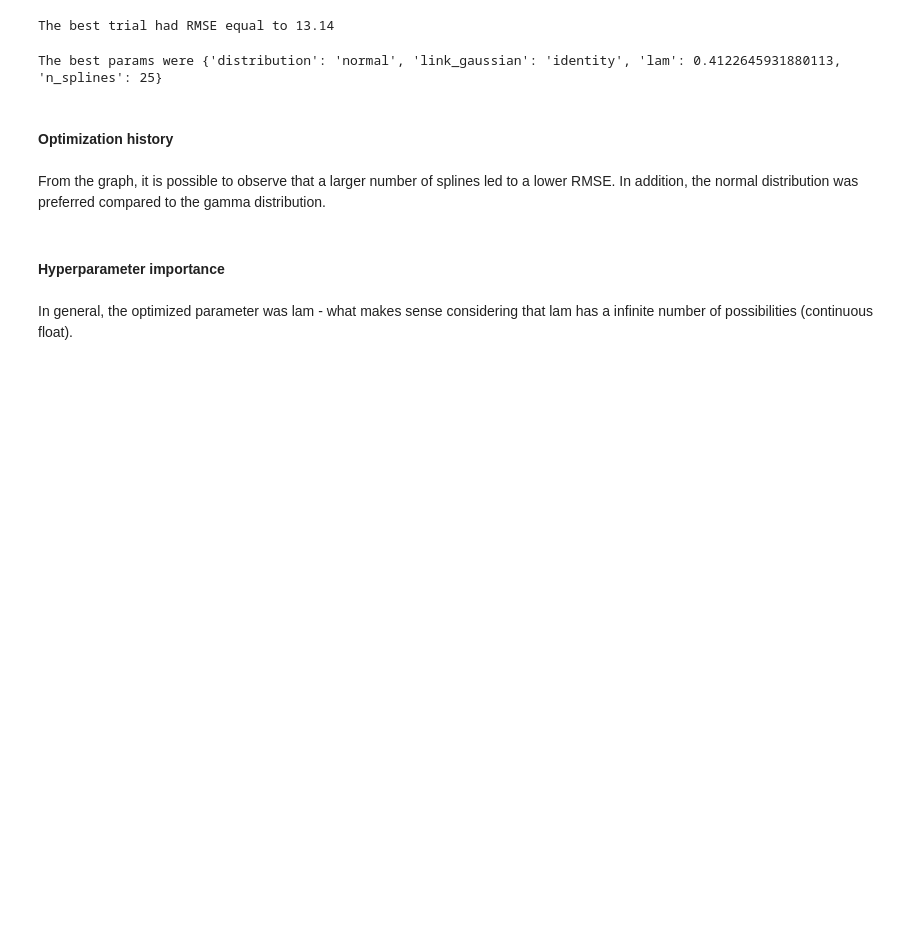
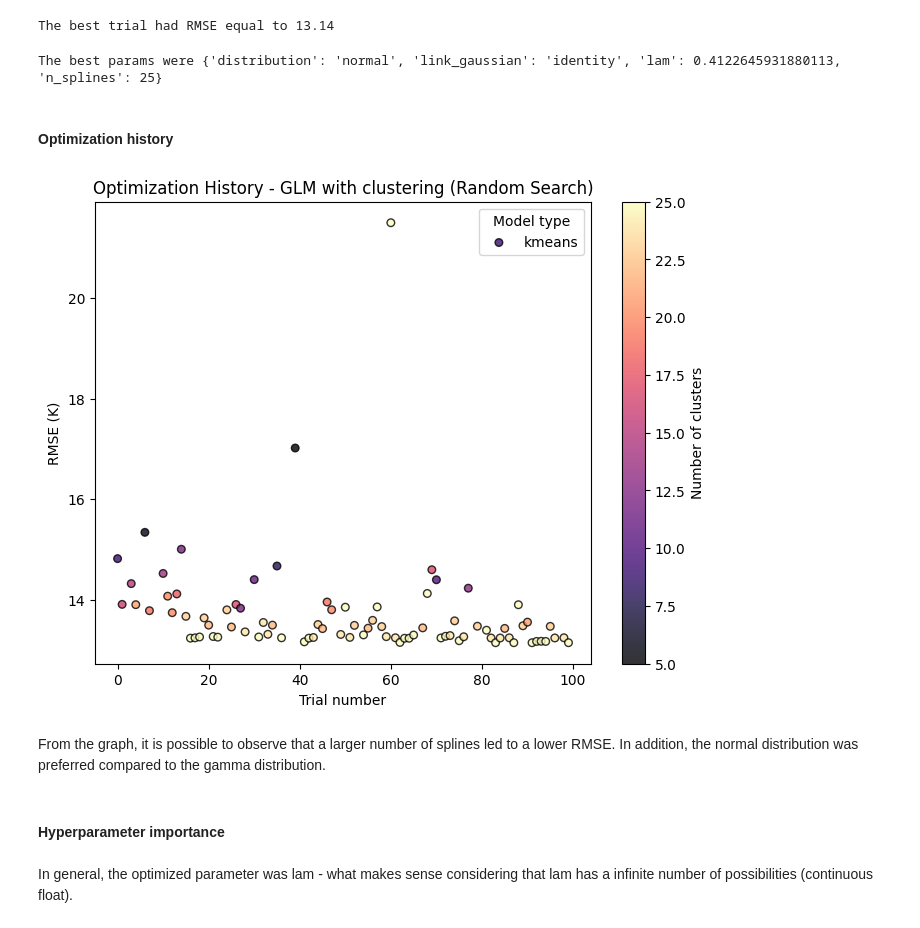
Before and after one commit to CassarGroup/IC---Interpretable-models-for-Tc-prediction, a Jupyter notebook: Other_files/Optimization_and_Hypothesis_Testing.ipynb, the cells around one changed output. Saved outputs shown, nothing was run; the diff lists cells and outputs as text; code cells hidden in the pictures; blank space fills up the shorter version.

```diff
--- a/Other_files/Optimization_and_Hypothesis_Testing.ipynb
+++ b/Other_files/Optimization_and_Hypothesis_Testing.ipynb
@@ -211,3 +233,27 @@ fig.show()
+# %%
+
+plt.figure(figsize=(8,6))
+
+plt.scatter(
+        df_filter_gam["number"],
+        df_filter_gam["value"],
+        s=30,
+        c=df_filter_gam["params_n_splines"],
+        cmap="magma",
+        marker=marker,
+        label=model,
+        edgecolor="black",
+        alpha=0.8
+)
+
+plt.title("Optimization History - GLM with clustering (Random Search)")
+plt.xlabel("Trial number")
+plt.ylabel("RMSE (K)")
+plt.colorbar(label="Number of clusters")
+plt.legend(title="Model type")
+plt.show()
+# %% [output]
+[figure, added]
 # %% [markdown]
 From the graph, it is possible to observe that a larger number of splines led to a lower RMSE. In addition, the normal distribution was preferred compared to the gamma distribution.
 # %% [markdown]
```
Also changed, not shown: parts of 48 cells of this notebook, 2 other files.
